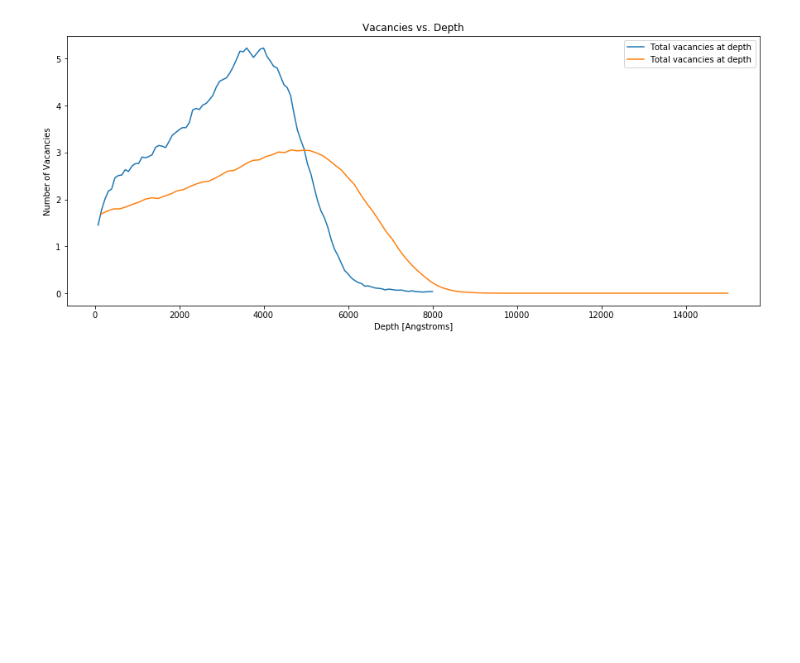
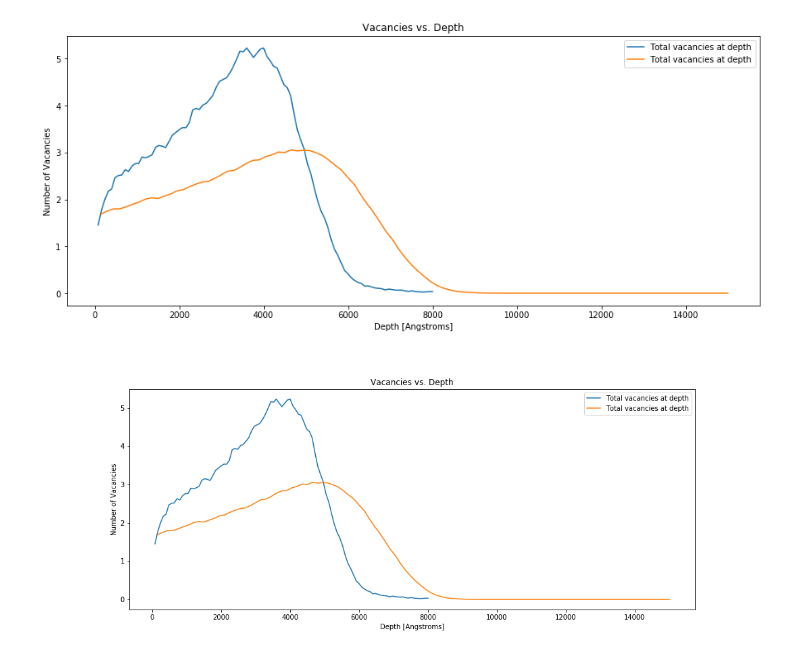
Before and after one commit to costrouc/pysrim, a Jupyter notebook: examples/notebooks/Analysis.ipynb, the cells around one changed output. Saved outputs shown, nothing was run; the diff lists cells and outputs as text; code cells hidden in the pictures; blank space fills up the shorter version.

```diff
--- a/examples/notebooks/Analysis.ipynb
+++ b/examples/notebooks/Analysis.ipynb
@@ -181,3 +197,7 @@ fig.set_size_inches((15, 6))
 Total number of vacancies ../../test_files/2: 253.08044912900002
 Total number of vacancies ../../test_files/4: 114.54395856759996
 [figure]
+# %%
+Image(filename=os.path.join(image_directory, 'vacanciesvsdepth.png'))
+# %% [output]
+[figure, added]
```
Also changed, not shown: parts of 10 cells of this notebook, 15 other files.
